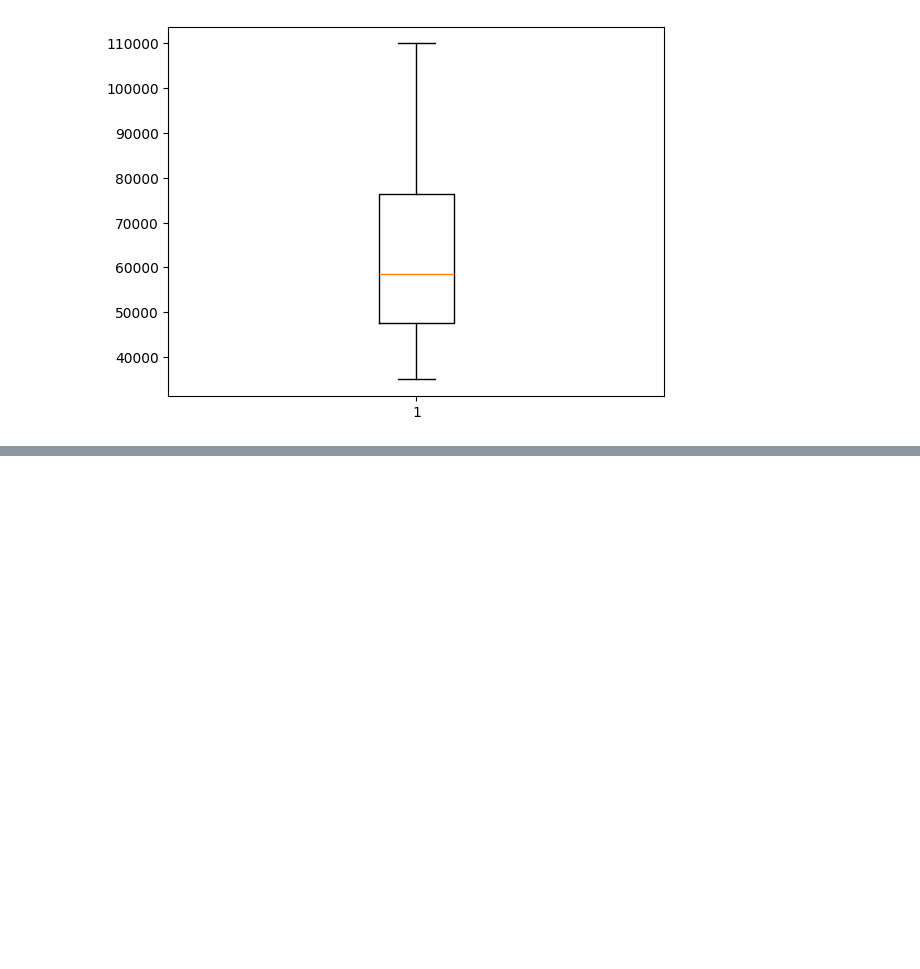
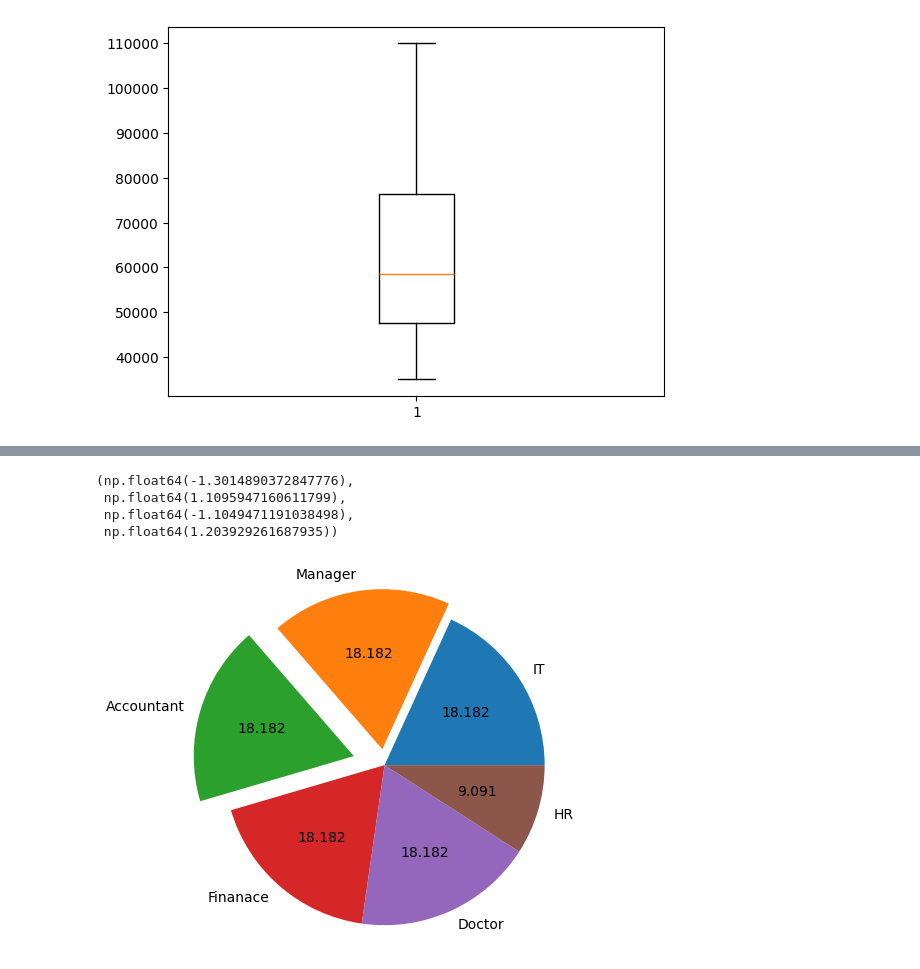
Before and after one commit to Neverask1121/RAG-application, a Jupyter notebook: matplotlib/plt.ipynb, the cells around one changed output, grey strips where cells are left out. Drawn from its saved outputs; the diff is of its cells as text; code cells hidden in the pictures; blank space fills up the shorter version.

```diff
--- a/matplotlib/plt.ipynb
+++ b/matplotlib/plt.ipynb
@@ -62,0 +81,3 @@ plt.show()
+# %%
+df["dept"]=["HR", "IT", "Manager", "Finanace", "Accountant", "Doctor", "IT", "Manager", "Finanace", "Accountant", "Doctor"]
+df.head()
@@ -62,0 +91,2 @@ plt.show()
+# %%
+count = df["dept"].value_counts()
@@ -62,0 +104,9 @@ plt.show()
+# %%
+plt.pie(count, labels = count.index, autopct = ("%1.3F"), explode=[0,0.1,0.2,0,0,0])
+plt.axis("equal")
+# %% [output]
+(np.float64(-1.3014890372847776),
+ np.float64(1.1095947160611799),
+ np.float64(-1.1049471191038498),
+ np.float64(1.203929261687935))
+[figure, added]
```
Also changed, not shown: parts of 5 cells of this notebook.
